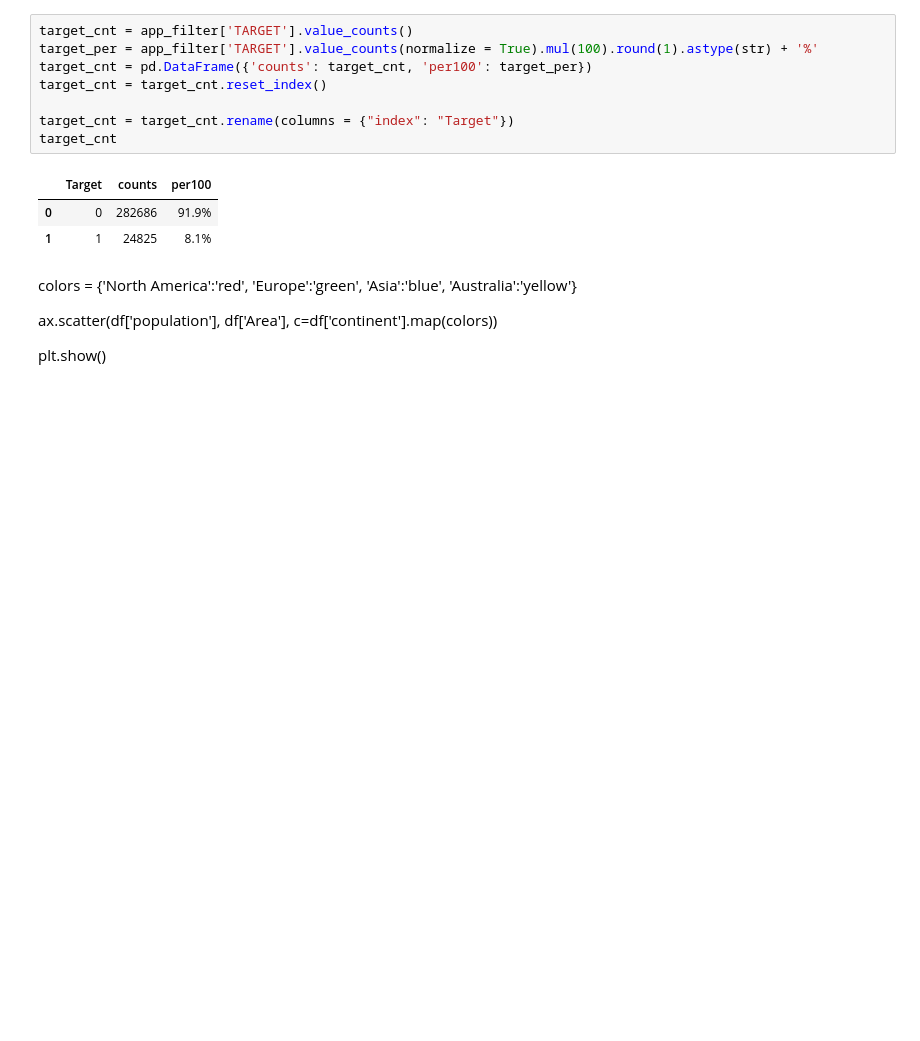
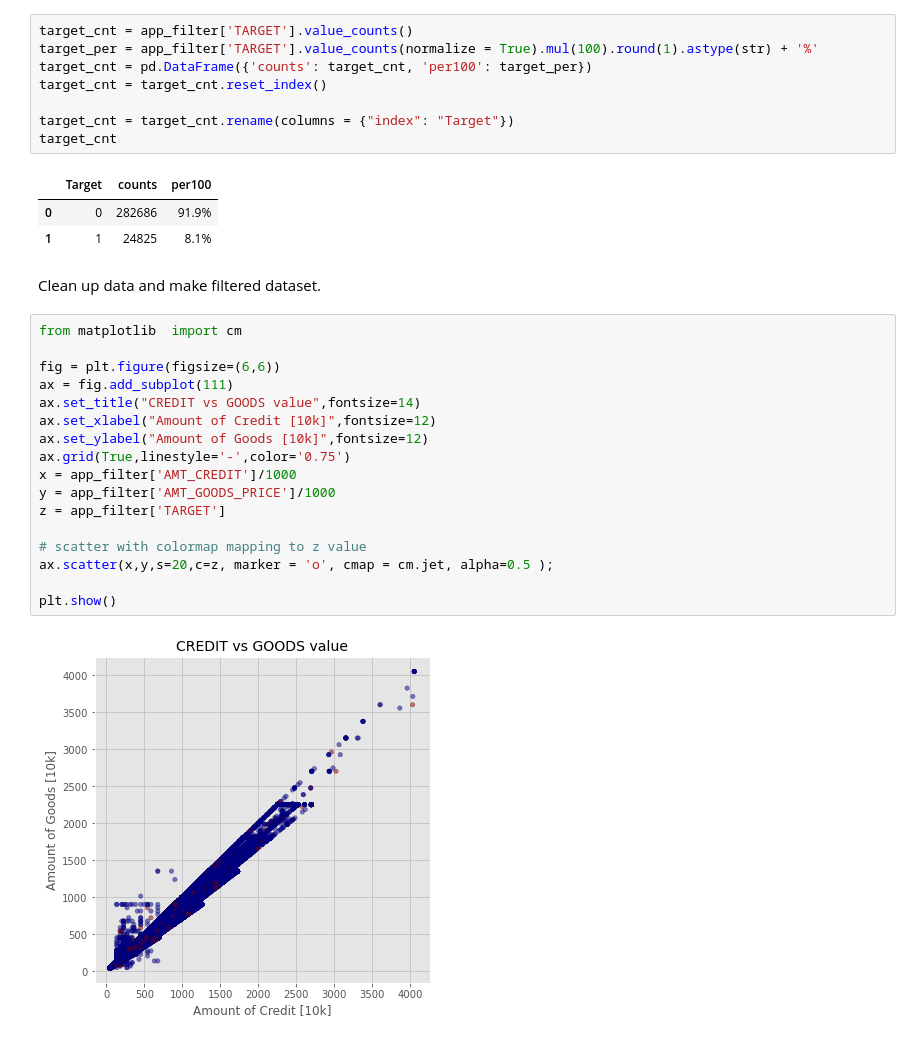
Before and after one commit to LenaChretien/Credit-Card-Fraud, a Jupyter notebook: Credit_card_fraud.ipynb, the cells around one changed output. Saved outputs shown, nothing was run; the diff lists cells and outputs as text; blank space fills up the shorter version.

```diff
--- a/Credit_card_fraud.ipynb
+++ b/Credit_card_fraud.ipynb
@@ -449,10 +508,24 @@ target_cnt
 |  | Target | counts | per100 |
 | 0 | 0 | 282686 | 91.9% |
 | 1 | 1 | 24825 | 8.1% |
-# %% [markdown]
-colors = {'North America':'red', 'Europe':'green', 'Asia':'blue', 'Australia':'yellow'}
-
-
-ax.scatter(df['population'], df['Area'], c=df['continent'].map(colors))
-
-plt.show()
+# %% [markdown]
+Clean up data and make filtered dataset.
+# %%
+from matplotlib  import cm
+
+fig = plt.figure(figsize=(6,6))
+ax = fig.add_subplot(111)
+ax.set_title("CREDIT vs GOODS value",fontsize=14)
+ax.set_xlabel("Amount of Credit [10k]",fontsize=12)
+ax.set_ylabel("Amount of Goods [10k]",fontsize=12)
+ax.grid(True,linestyle='-',color='0.75')
+x = app_filter['AMT_CREDIT']/1000
+y = app_filter['AMT_GOODS_PRICE']/1000
+z = app_filter['TARGET']
+
+# scatter with colormap mapping to z value
+ax.scatter(x,y,s=20,c=z, marker = 'o', cmap = cm.jet, alpha=0.5 );
+
+plt.show()
+# %% [output]
+[figure, added]
```
Also changed, not shown: parts of 17 cells of this notebook.
